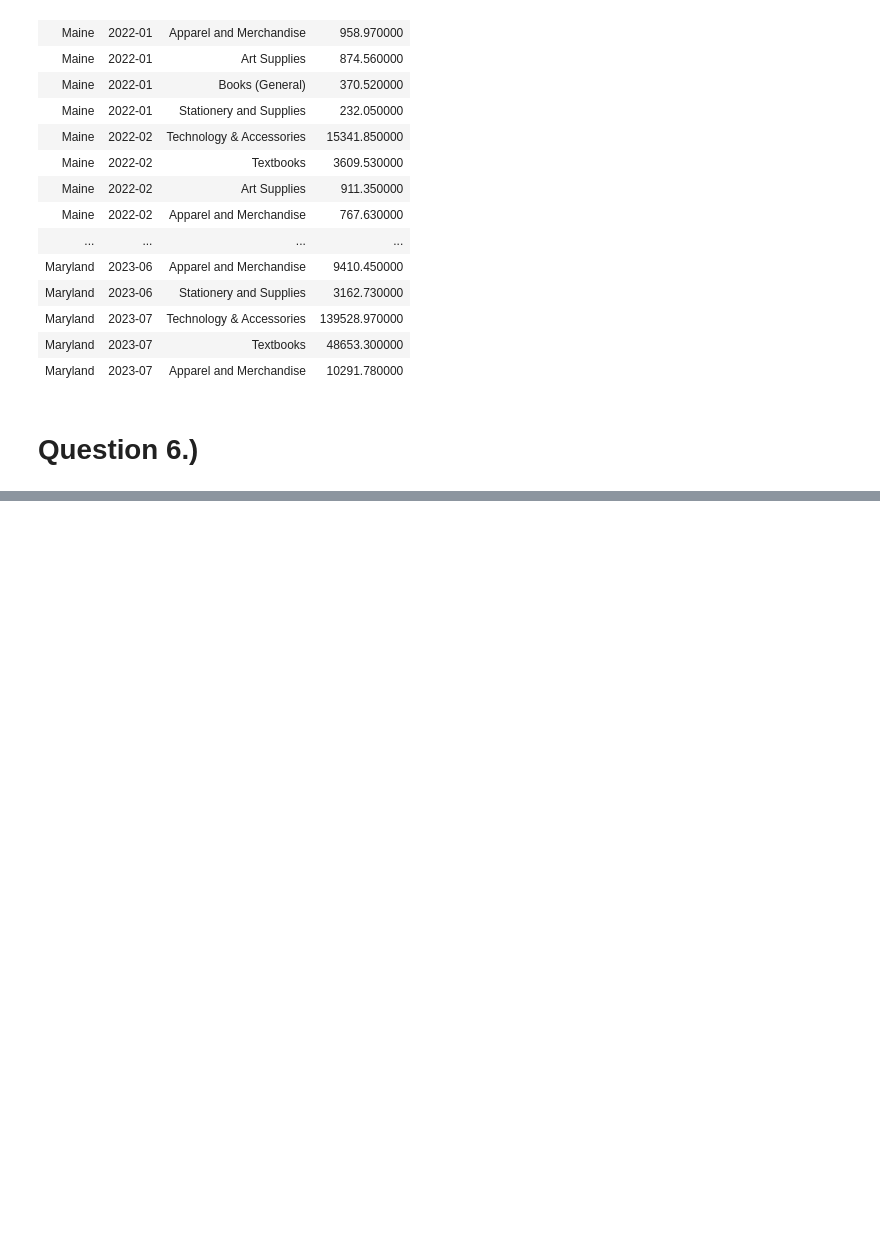
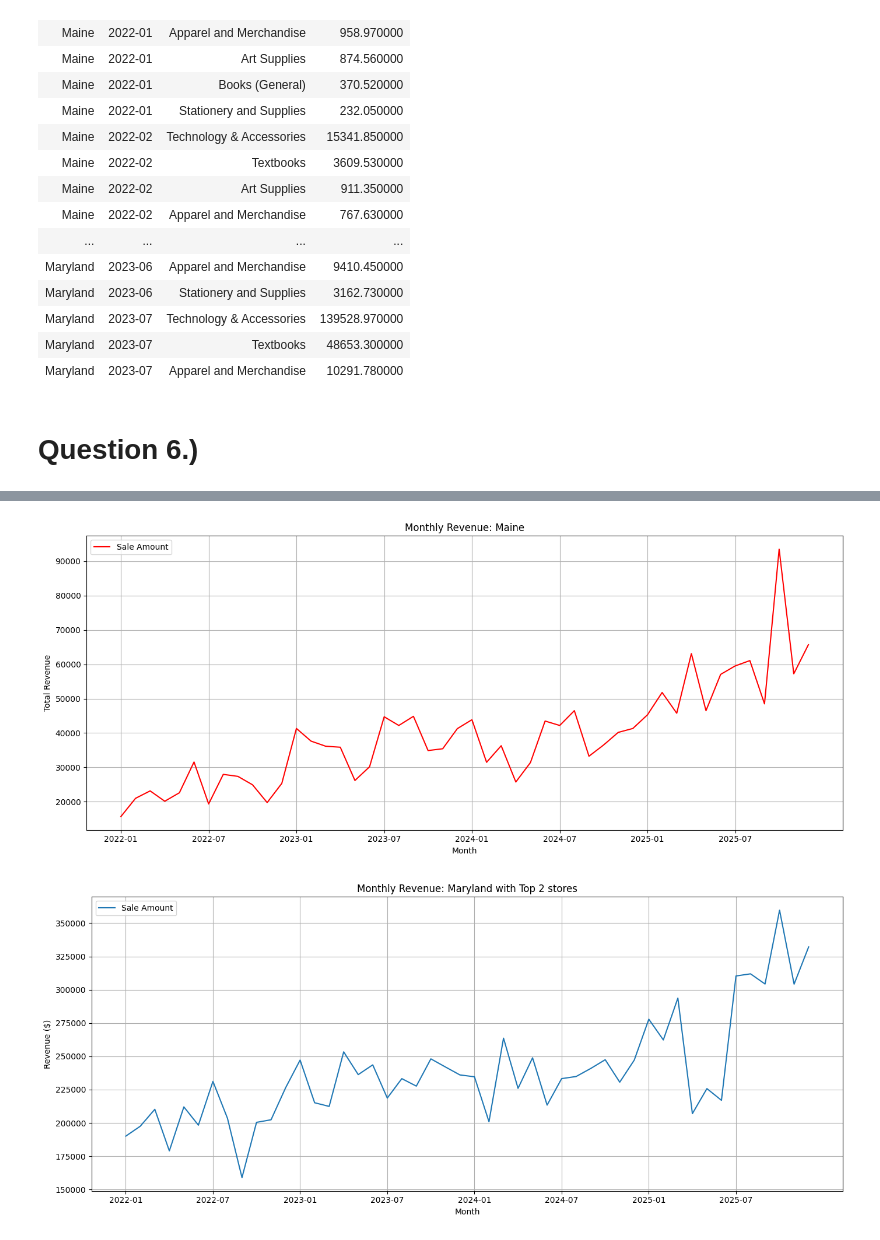
Before and after one commit to luisocelot13-beep/Capstone_2, a Jupyter notebook: Ocelotl_sales_analysis.ipynb, the cells around one changed output, grey strips where cells are left out. Cells and saved outputs as stored; diff of their text form; code cells hidden in the pictures; blank space fills up the shorter version.

```diff
--- a/Ocelotl_sales_analysis.ipynb
+++ b/Ocelotl_sales_analysis.ipynb
@@ -433,0 +505,64 @@ What is your recommendation for where to focus marketing attention in the next q
+# %%
+# Show only maine trend
+maine_data = monthly_revenue[
+    monthly_revenue["State"] == "Maine"]
+
+#create figure size
+plt.figure(figsize=(14,6))
+
+# make line graph
+plt.plot(
+    maine_data["Month"].astype(str),
+    maine_data["Sale Amount"],
+    color="red",
+    label="Sale Amount")
+
+# add grid lines
+plt.grid(True)
+
+# Rotate month labels for better read
+# ::6 will show every 6 months for cleaner and less crowded graph
+
+plt.xticks(maine_data["Month"][::6].astype(str),rotation=0)
+
+# make labels and title
+plt.xlabel("Month")
+plt.ylabel("Total Revenue")
+plt.title("Monthly Revenue: Maine")
+
+plt.legend()
+
+plt.tight_layout()
+#=============================================================================
+# Show Maryland Data
+maryland_data = monthly_revenue[monthly_revenue["State"] == "Maryland"]
+
+# create figure
+plt.figure(figsize=(14,6))
+
+# create line graph
+plt.plot(
+    maryland_data["Month"].astype(str),
+    maryland_data["Sale Amount"],
+    label="Sale Amount")
+
+# add grid lines
+plt.grid(True)
+
+# Show less x axis labels to be more readable
+plt.xticks(
+    maryland_data["Month"][::6].astype(str),
+    rotation=0)
+# adding labels and title
+plt.xlabel("Month")
+plt.ylabel("Revenue ($)")
+plt.title("Monthly Revenue: Maryland with Top 2 stores")
+
+#add legend
+plt.legend()
+
+#fix spacing
+plt.tight_layout()
+# %% [output]
+[figure, added]
+[figure, added]
```
Also changed, not shown: parts of 16 cells of this notebook.
